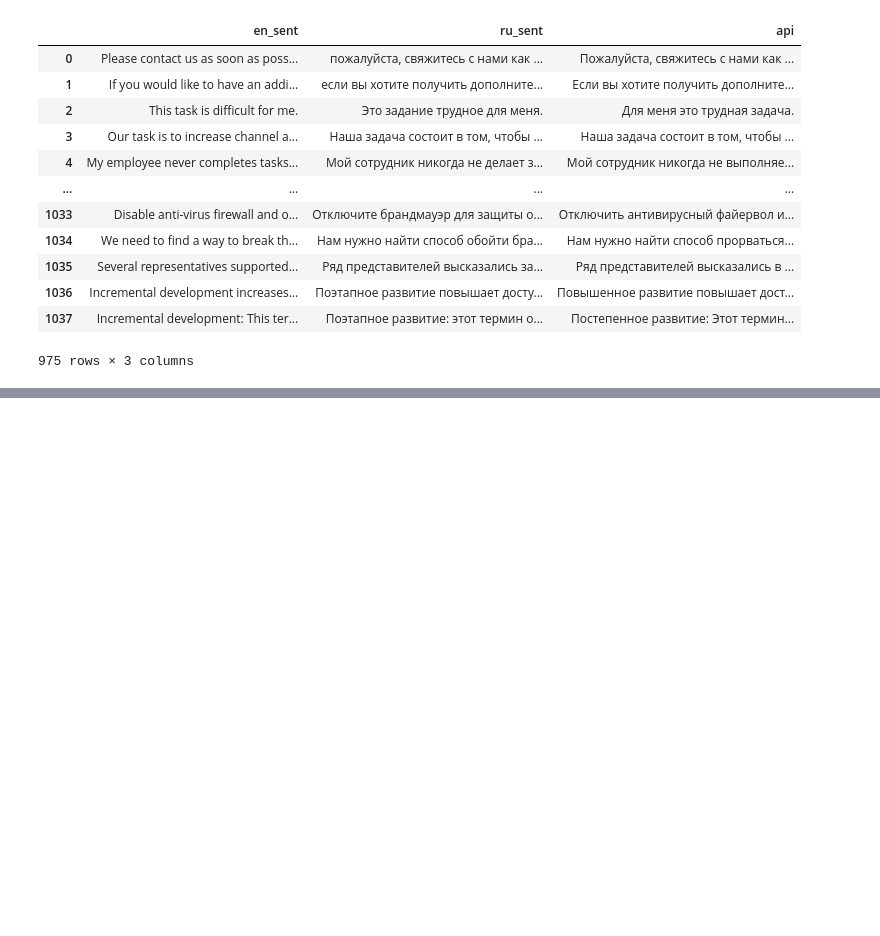
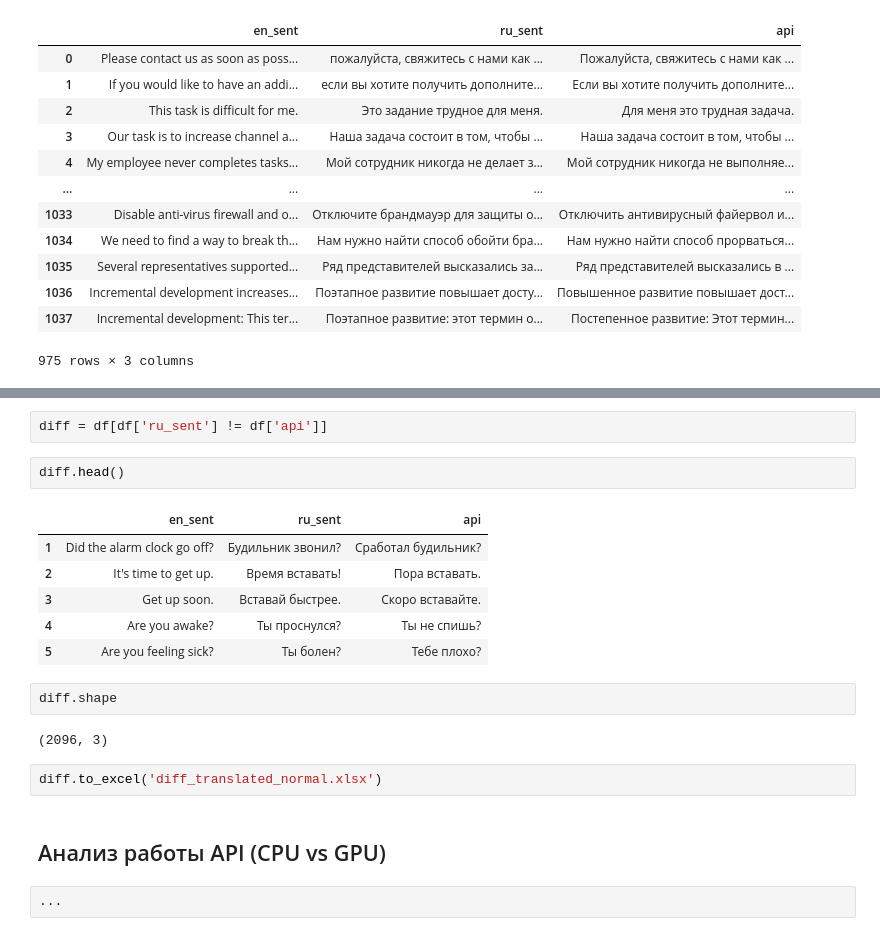
Before and after one commit to eleldar/Translator, a Jupyter notebook: test_dataset/programmer_vocabs.ipynb, the cells around one changed output, grey strips where cells are left out. Drawn from its saved outputs; the diff is of its cells as text; blank space fills up the shorter version.

```diff
--- a/test_dataset/programmer_vocabs.ipynb
+++ b/test_dataset/programmer_vocabs.ipynb
@@ -244,0 +318,21 @@ diff
+# %%
+diff = df[df['ru_sent'] != df['api']]
+# %%
+diff.head()
+# %% [output]
+|  | en_sent | ru_sent | api |
+| 1 | Did the alarm clock go off? | Будильник звонил? | Сработал будильник? |
+| 2 | It's time to get up. | Время вставать! | Пора вставать. |
+| 3 | Get up soon. | Вставай быстрее. | Скоро вставайте. |
+| 4 | Are you awake? | Ты проснулся? | Ты не спишь? |
+| 5 | Are you feeling sick? | Ты болен? | Тебе плохо? |
+# %%
+diff.shape
+# %% [output]
+(2096, 3)
+# %%
+diff.to_excel('diff_translated_normal.xlsx')
+# %% [markdown]
+## Анализ работы API (CPU vs GPU)
+# %%
+...
```
Also changed, not shown: parts of 26 cells of this notebook, 9 other files.
